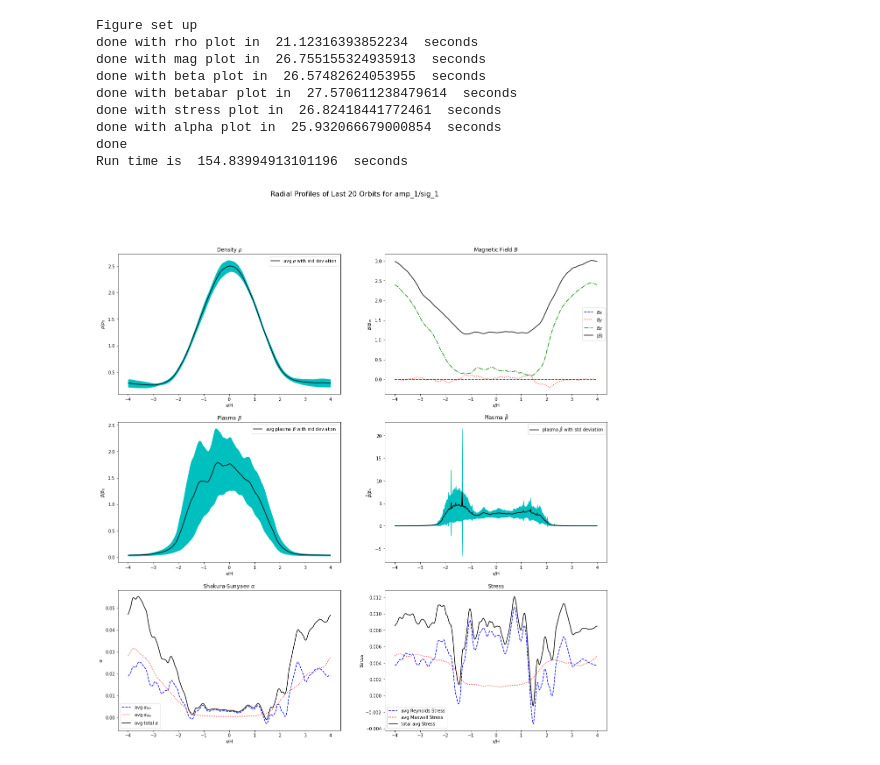
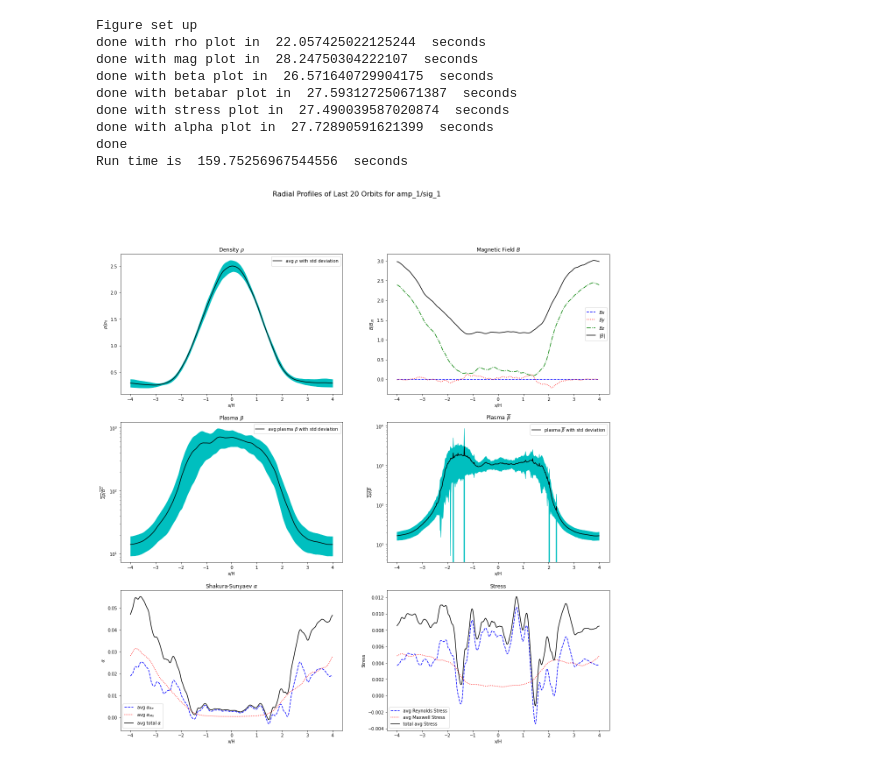
Before and after one commit to asmohov/ppd, a Jupyter notebook: profile_factory.ipynb, the cells around one changed output. Cells and saved outputs as stored; diff of their text form; code cells hidden in the pictures.

```diff
--- a/profile_factory.ipynb
+++ b/profile_factory.ipynb
@@ -55,11 +55,11 @@ def complete_profiles(file_path):
     prof_beta,err_beta = cmp.avg_beta_prof(file_path)
     #initial plasma beta
     beta0 = 400
-    ax[1,0].plot(x_arr,prof_beta/beta0,'k',label='avg plasma $\\beta$ with std deviation')
-    ax[1,0].fill_between(x_arr,(prof_beta-err_beta)/beta0,(prof_beta+err_beta)/beta0,color ='c')
+    ax[1,0].semilogy(x_arr,prof_beta,'k',label='avg plasma $\\beta$ with std deviation')
+    ax[1,0].fill_between(x_arr,(prof_beta-err_beta),(prof_beta+err_beta),color ='c')
     ax[1,0].legend()
     ax[1,0].set_xlabel('x/H')
-    ax[1,0].set_ylabel('$\\beta/\\beta_0$')
+    ax[1,0].set_ylabel('$\\overline{2\\rho}/\\overline{B^2}$')
     subtitle = 'Plasma $\\beta$'
     ax[1,0].set_title(subtitle)
     print('done with beta plot in ',(time.time()-beta_time),' seconds')
@@ -70,12 +70,12 @@ def complete_profiles(file_path):
     prof_betabar,err_betabar = cmp.avg_betabar_prof(file_path)
     #initial plasma beta
     beta0 = 400
-    ax[1,1].plot(x_arr,prof_betabar/beta0,'k',label='plasma $\\bar{\\beta}$ with std deviation')
-    ax[1,1].fill_between(x_arr,(prof_betabar-err_betabar)/beta0,(prof_betabar+err_betabar)/beta0,color ='c')
+    ax[1,1].semilogy(x_arr,prof_betabar,'k',label='plasma $\\overline{\\beta}$ with std deviation')
+    ax[1,1].fill_between(x_arr,(prof_betabar-err_betabar),(prof_betabar+err_betabar),color ='c')
     ax[1,1].legend()
     ax[1,1].set_xlabel('x/H')
-    ax[1,1].set_ylabel('$\\bar{\\beta}/\\beta_0$')
-    subtitle = 'Plasma $\\bar{\\beta}$'
+    ax[1,1].set_ylabel('$\\overline{2\\rho/\\beta}$')
+    subtitle = 'Plasma $\\overline{\\beta}$'
     ax[1,1].set_title(subtitle)
     print('done with betabar plot in ',(time.time()-betabar_time),' seconds')
 
@@ -88,38 +88,38 @@ def complete_profiles(file_path):
     ax[2,1].legend()
     ax[2,1].set_xlabel('x/H')
     ax[2,1].set_ylabel('Stress')
     subtitle = 'Stress'
     ax[2,1].set_title(subtitle)
     print('done with stress plot in ',(time.time()-stress_time),' seconds')
 
 
     #Alpha plot-----------------------------------------------------------------
     alpha_time = time.time()
     prof_avg_reyn,prof_avg_maxw,prof_avg_tot = cmp.avg_alpha_prof(file_path)
     ax[2,0].plot(x_arr,prof_avg_reyn,'b--',label='avg $\\alpha_{Re}$')
     ax[2,0].plot(x_arr,prof_avg_maxw,'r:',label='avg $\\alpha_{Mx}$')
     ax[2,0].plot(x_arr,(prof_avg_tot),'k',label='avg total $\\alpha$')
     ax[2,0].legend()
     ax[2,0].set_xlabel('x/H')
     ax[2,0].set_ylabel('$\\alpha$')
     subtitle = 'Shakura-Sunyaev $\\alpha$'
     ax[2,0].set_title(subtitle)
     print('done with alpha plot in ',(time.time()-alpha_time),' seconds')
 
     ans = 'done'
 
     return ans
 
 print(complete_profiles(file_path))
 print('Run time is ',(time.time()-start),' seconds' )
 # %% [output]
 Figure set up
-done with rho plot in  21.12316393852234  seconds
-done with mag plot in  26.755155324935913  seconds
-done with beta plot in  26.57482624053955  seconds
-done with betabar plot in  27.570611238479614  seconds
-done with stress plot in  26.82418441772461  seconds
-done with alpha plot in  25.932066679000854  seconds
+done with rho plot in  22.057425022125244  seconds
+done with mag plot in  28.24750304222107  seconds
+done with beta plot in  26.571640729904175  seconds
+done with betabar plot in  27.593127250671387  seconds
+done with stress plot in  27.490039587020874  seconds
+done with alpha plot in  27.72890591621399  seconds
 done
-Run time is  154.83994913101196  seconds
+Run time is  159.75256967544556  seconds
-[figure, old version]
+[figure, new version]
```
Also changed, not shown: parts of 1 cell of this notebook, 32 other files.
